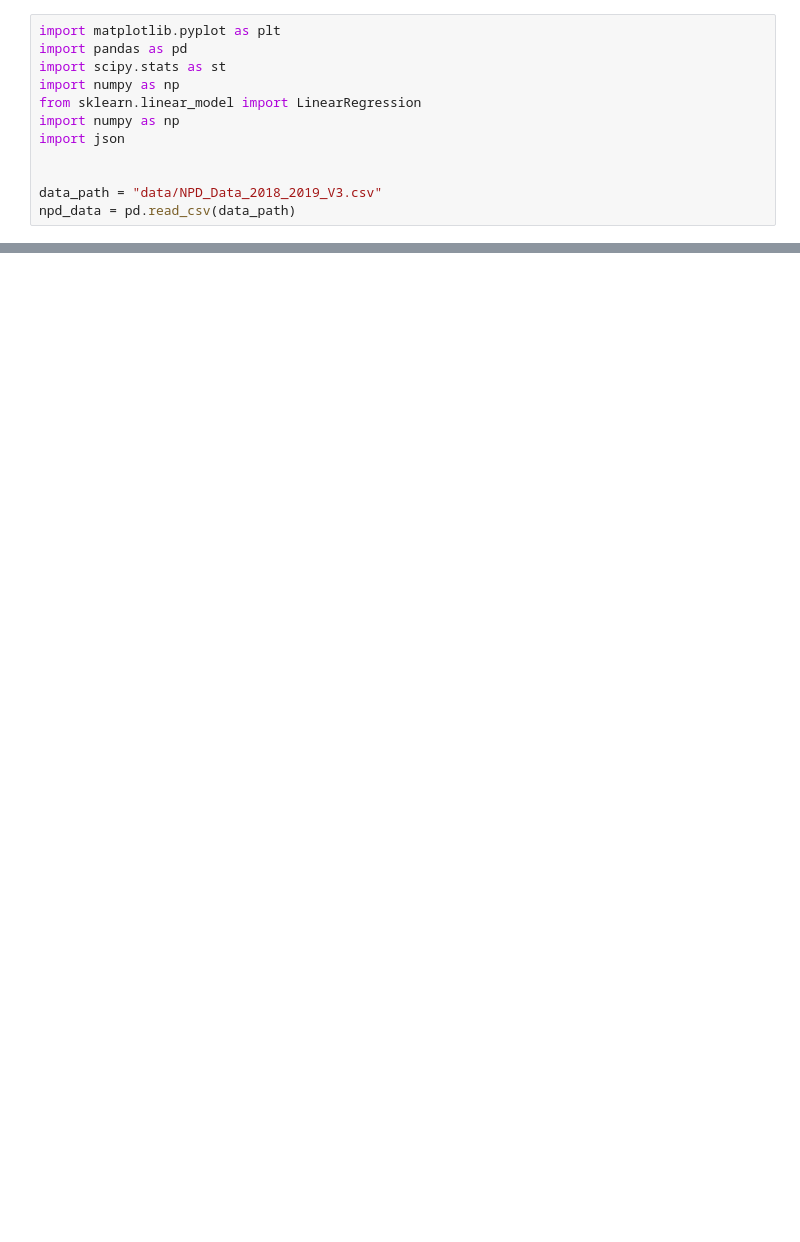
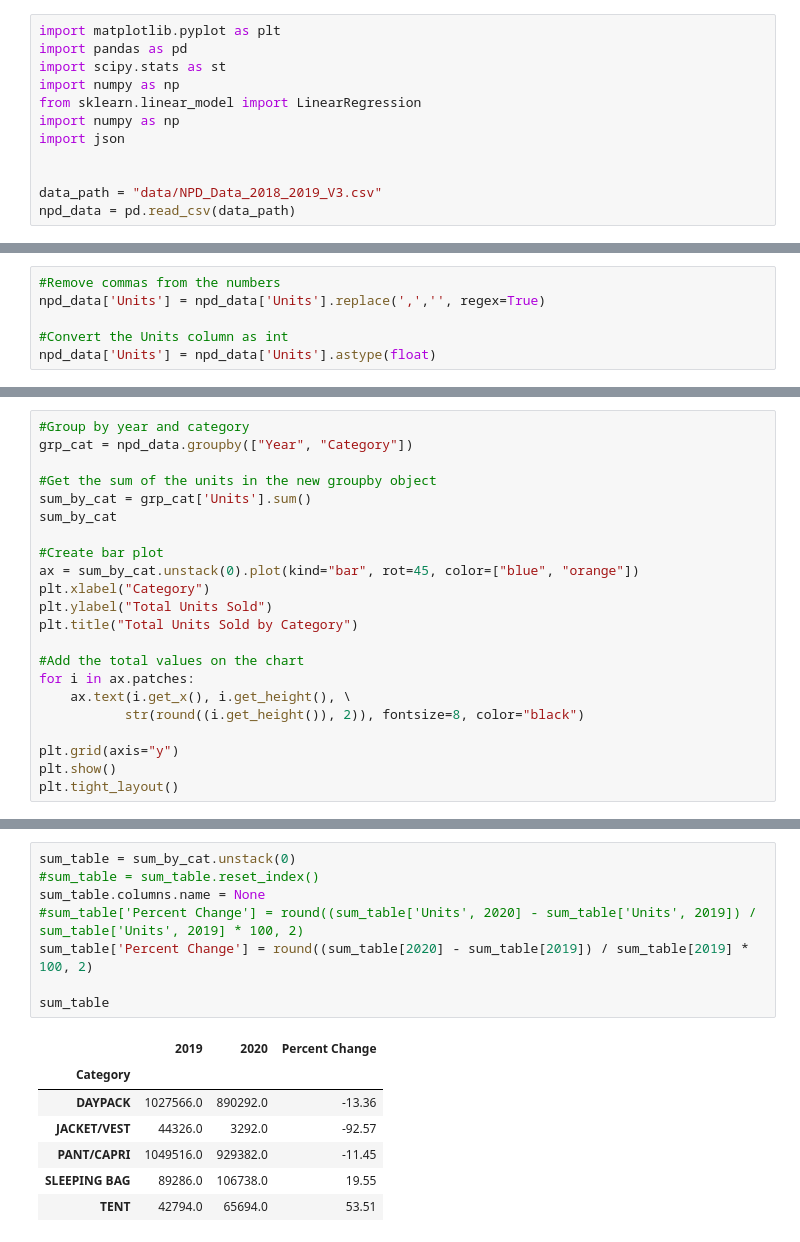
Before and after one commit to lstark85/Project1, a Jupyter notebook: starter_code.ipynb, the cells around one changed output, grey strips where cells are left out. Cells and saved outputs as stored; diff of their text form; blank space fills up the shorter version.

```diff
--- a/starter_code.ipynb
+++ b/starter_code.ipynb
@@ -14,0 +15,6 @@ clean_data = npd_data.dropna()
+# %%
+#Remove commas from the numbers
+npd_data['Units'] = npd_data['Units'].replace(',','', regex=True)
+
+#Convert the Units column as int
+npd_data['Units'] = npd_data['Units'].astype(float)
@@ -14,0 +35,22 @@ clean_data = npd_data.dropna()
+# %%
+#Group by year and category
+grp_cat = npd_data.groupby(["Year", "Category"])
+
+#Get the sum of the units in the new groupby object
+sum_by_cat = grp_cat['Units'].sum()
+sum_by_cat
+
+#Create bar plot
+ax = sum_by_cat.unstack(0).plot(kind="bar", rot=45, color=["blue", "orange"])
+plt.xlabel("Category")
+plt.ylabel("Total Units Sold")
+plt.title("Total Units Sold by Category")
+
+#Add the total values on the chart
+for i in ax.patches:
+    ax.text(i.get_x(), i.get_height(), \
+           str(round((i.get_height()), 2)), fontsize=8, color="black")
+
+plt.grid(axis="y")
+plt.show()
+plt.tight_layout()
@@ -14,0 +60,16 @@ clean_data = npd_data.dropna()
+# %%
+sum_table = sum_by_cat.unstack(0)
+#sum_table = sum_table.reset_index()
+sum_table.columns.name = None
+#sum_table['Percent Change'] = round((sum_table['Units', 2020] - sum_table['Units', 2019]) / sum_table['Units', 2019] * 100, 2)
+sum_table['Percent Change'] = round((sum_table[2020] - sum_table[2019]) / sum_table[2019] * 100, 2)
+
+sum_table
+# %% [output]
+|  | 2019 | 2020 | Percent Change |
+| Category |  |  |  |
+| DAYPACK | 1027566.0 | 890292.0 | -13.36 |
+| JACKET/VEST | 44326.0 | 3292.0 | -92.57 |
+| PANT/CAPRI | 1049516.0 | 929382.0 | -11.45 |
+| SLEEPING BAG | 89286.0 | 106738.0 | 19.55 |
+| TENT | 42794.0 | 65694.0 | 53.51 |
```
Also changed, not shown: parts of 4 cells of this notebook.
